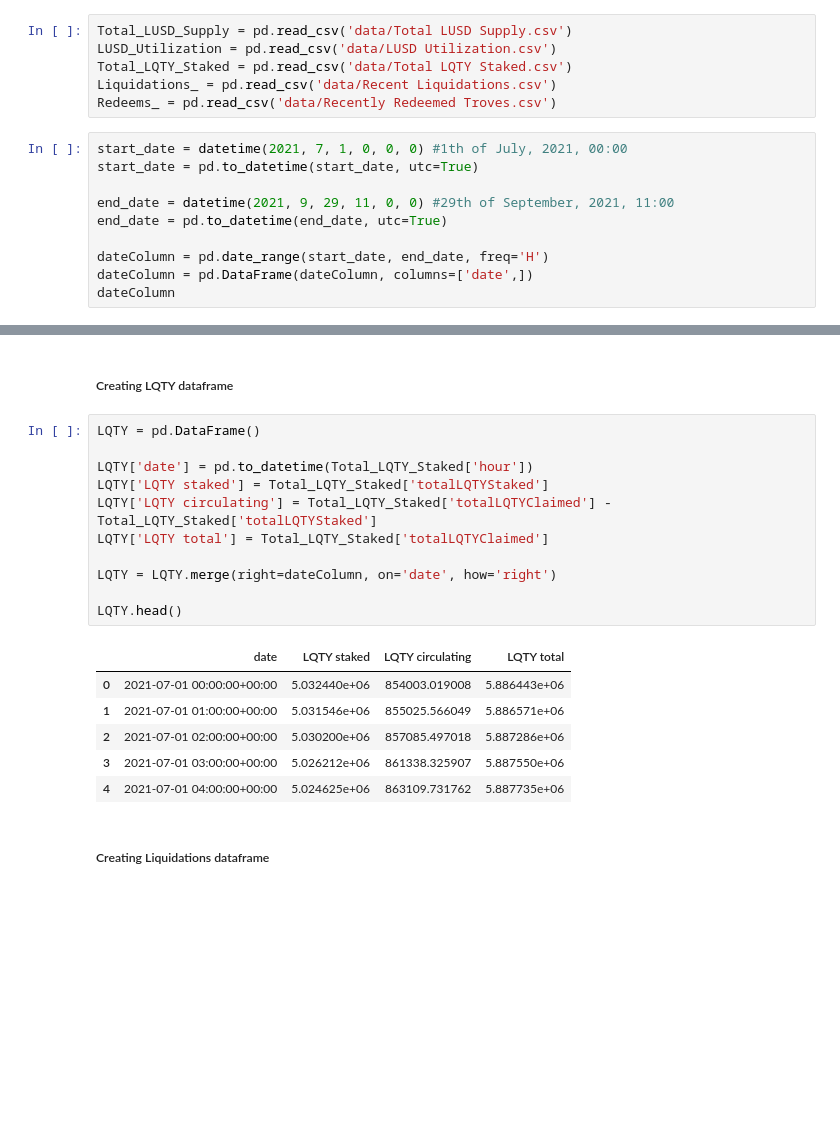
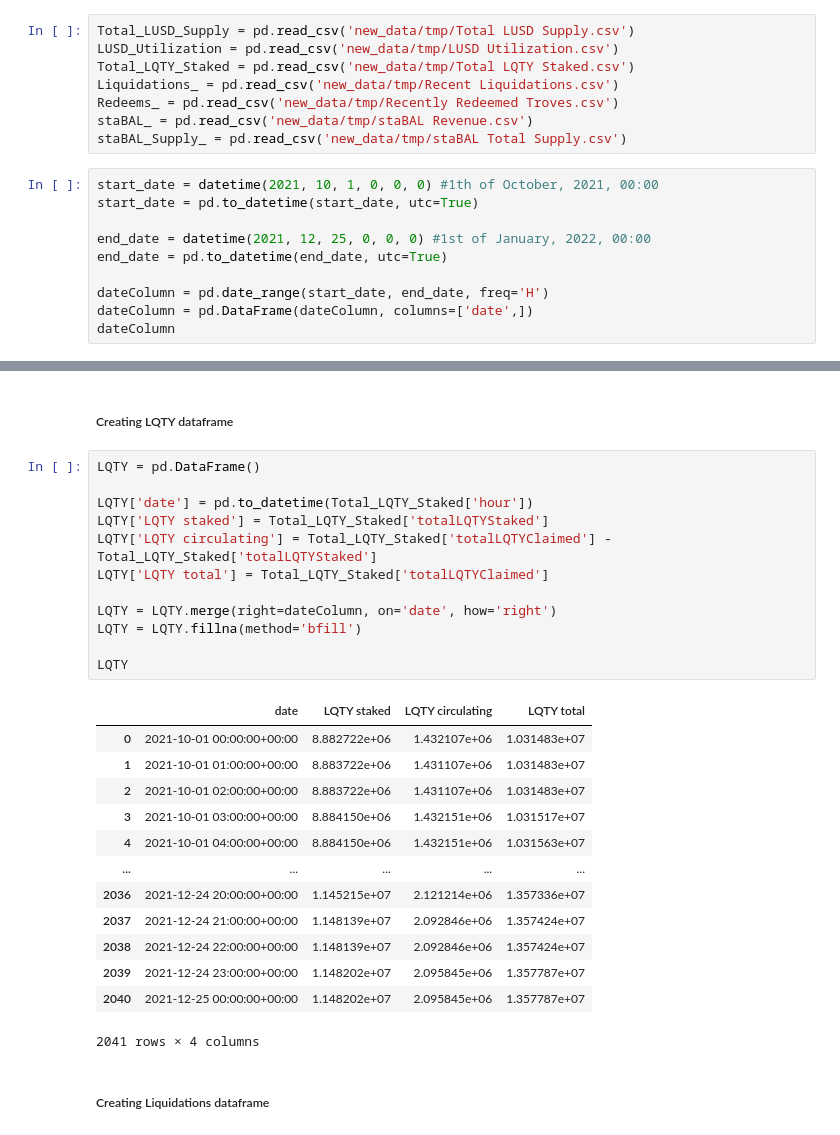
Before and after one commit to powerpool-finance/powerpool-research, a Jupyter notebook: LUSD/LUSD_staBAL v2.ipynb, the cells around one changed output, grey strips where cells are left out. Cells and saved outputs as stored; diff of their text form; blank space fills up the shorter version.

```diff
--- a/LUSD/LUSD_staBAL v2.ipynb
+++ b/LUSD/LUSD_staBAL v2.ipynb
@@ -330,16 +82,18 @@ We start as a Pool of 50/50 LUSD/staBAL.
 # %% [markdown]
 ##### Opening files
 # %%
-Total_LUSD_Supply = pd.read_csv('data/Total LUSD Supply.csv')
-LUSD_Utilization = pd.read_csv('data/LUSD Utilization.csv')
-Total_LQTY_Staked = pd.read_csv('data/Total LQTY Staked.csv')
-Liquidations_ = pd.read_csv('data/Recent Liquidations.csv')
-Redeems_ = pd.read_csv('data/Recently Redeemed Troves.csv')
+Total_LUSD_Supply = pd.read_csv('new_data/tmp/Total LUSD Supply.csv')
+LUSD_Utilization = pd.read_csv('new_data/tmp/LUSD Utilization.csv')
+Total_LQTY_Staked = pd.read_csv('new_data/tmp/Total LQTY Staked.csv')
+Liquidations_ = pd.read_csv('new_data/tmp/Recent Liquidations.csv')
+Redeems_ = pd.read_csv('new_data/tmp/Recently Redeemed Troves.csv')
+staBAL_ = pd.read_csv('new_data/tmp/staBAL Revenue.csv')
+staBAL_Supply_ = pd.read_csv('new_data/tmp/staBAL Total Supply.csv')
 # %%
-start_date = datetime(2021, 7, 1, 0, 0, 0) #1th of July, 2021, 00:00
+start_date = datetime(2021, 10, 1, 0, 0, 0) #1th of October, 2021, 00:00
 start_date = pd.to_datetime(start_date, utc=True)
 
-end_date = datetime(2021, 9, 29, 11, 0, 0) #29th of September, 2021, 11:00
+end_date = datetime(2021, 12, 25, 0, 0, 0) #1st of January, 2022, 00:00
 end_date = pd.to_datetime(end_date, utc=True)
 
 dateColumn = pd.date_range(start_date, end_date, freq='H')
@@ -383,21 +139,29 @@ LUSD.head()
 # %%
 LQTY = pd.DataFrame()
 
 LQTY['date'] = pd.to_datetime(Total_LQTY_Staked['hour'])
 LQTY['LQTY staked'] = Total_LQTY_Staked['totalLQTYStaked']
 LQTY['LQTY circulating'] = Total_LQTY_Staked['totalLQTYClaimed'] - Total_LQTY_Staked['totalLQTYStaked']
 LQTY['LQTY total'] = Total_LQTY_Staked['totalLQTYClaimed']
 
 LQTY = LQTY.merge(right=dateColumn, on='date', how='right')
+LQTY = LQTY.fillna(method='bfill')
 
-LQTY.head()
+LQTY
 # %% [output]
 |  | date | LQTY staked | LQTY circulating | LQTY total |
-| 0 | 2021-07-01 00:00:00+00:00 | 5.032440e+06 | 854003.019008 | 5.886443e+06 |
-| 1 | 2021-07-01 01:00:00+00:00 | 5.031546e+06 | 855025.566049 | 5.886571e+06 |
-| 2 | 2021-07-01 02:00:00+00:00 | 5.030200e+06 | 857085.497018 | 5.887286e+06 |
-| 3 | 2021-07-01 03:00:00+00:00 | 5.026212e+06 | 861338.325907 | 5.887550e+06 |
-| 4 | 2021-07-01 04:00:00+00:00 | 5.024625e+06 | 863109.731762 | 5.887735e+06 |
+| 0 | 2021-10-01 00:00:00+00:00 | 8.882722e+06 | 1.432107e+06 | 1.031483e+07 |
+| 1 | 2021-10-01 01:00:00+00:00 | 8.883722e+06 | 1.431107e+06 | 1.031483e+07 |
+| 2 | 2021-10-01 02:00:00+00:00 | 8.883722e+06 | 1.431107e+06 | 1.031483e+07 |
+| 3 | 2021-10-01 03:00:00+00:00 | 8.884150e+06 | 1.432151e+06 | 1.031517e+07 |
+| 4 | 2021-10-01 04:00:00+00:00 | 8.884150e+06 | 1.432151e+06 | 1.031563e+07 |
+| ... | ... | ... | ... | ... |
+| 2036 | 2021-12-24 20:00:00+00:00 | 1.145215e+07 | 2.121214e+06 | 1.357336e+07 |
+| 2037 | 2021-12-24 21:00:00+00:00 | 1.148139e+07 | 2.092846e+06 | 1.357424e+07 |
+| 2038 | 2021-12-24 22:00:00+00:00 | 1.148139e+07 | 2.092846e+06 | 1.357424e+07 |
+| 2039 | 2021-12-24 23:00:00+00:00 | 1.148202e+07 | 2.095845e+06 | 1.357787e+07 |
+| 2040 | 2021-12-25 00:00:00+00:00 | 1.148202e+07 | 2.095845e+06 | 1.357787e+07 |
+2041 rows × 4 columns
 # %% [markdown]
 ##### Creating Liquidations dataframe
 # %%
```
Also changed, not shown: parts of 24 cells of this notebook, 22 other files.
